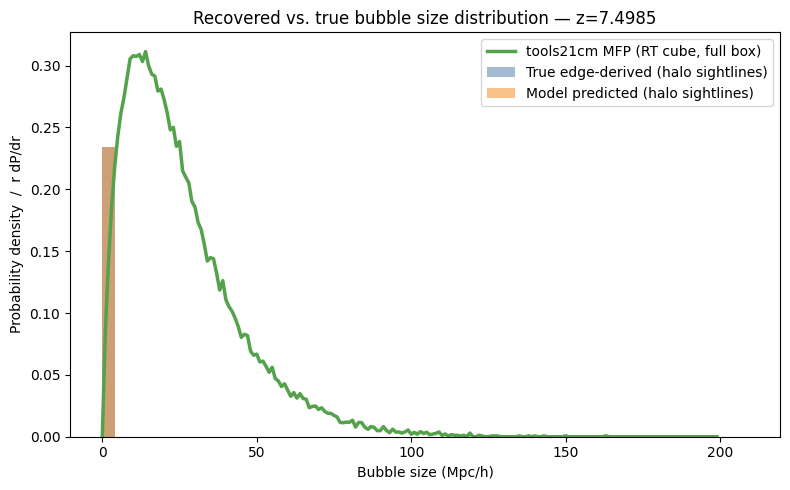
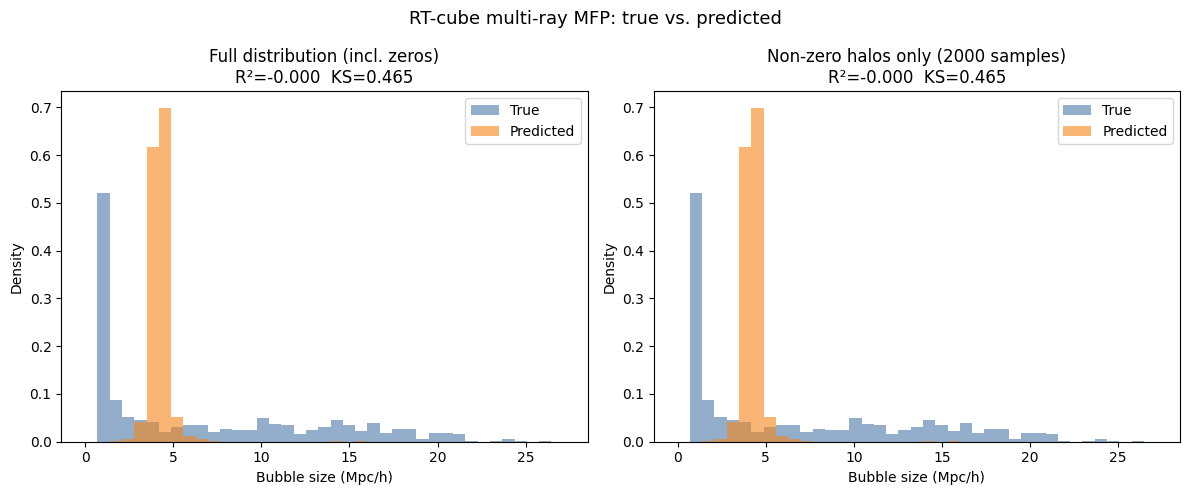
Code edit (unified diff) that turned the first committed figure into the second:
--- before
+++ after
@@ -1,19 +1,26 @@
-fig, ax = plt.subplots(figsize=(8, 5))
+# Non-zero samples only — zoomed distribution
+nz_mask = y_true > 0
+fig, axes = plt.subplots(1, 2, figsize=(12, 5))
 
-# tools21cm MFP — true bubble size distribution from the full RT cube
-ax.plot(radii_mfp, pdf_mfp, color='#54A24B', linewidth=2.5,
-        label='tools21cm MFP (RT cube, full box)')
+# Left: full distribution (including zeros)
+bins_full = np.linspace(0, max(y_true.max(), y_pred.max()) * 1.05, 40)
+axes[0].hist(y_true, bins=bins_full, density=True, alpha=0.6, color='#4C78A8', label='True')
+axes[0].hist(y_pred, bins=bins_full, density=True, alpha=0.6, color='#F58518', label='Predicted')
+axes[0].set_title(f'Full distribution (incl. zeros)\nR²={r2:.3f}  KS={ks:.3f}')
+axes[0].set_xlabel('Bubble size (Mpc/h)'); axes[0].set_ylabel('Density')
+axes[0].legend()
 
-# model predicted and true edge-derived distributions from halo sightlines
-bins = np.linspace(0, max(y_pred.max(), radii_mfp.max()) * 1.05, 50)
-ax.hist(y_true, bins=bins, density=True, alpha=0.5, color='#4C78A8',
-        label='True edge-derived (halo sightlines)')
-ax.hist(y_pred, bins=bins, density=True, alpha=0.5, color='#F58518',
-        label='Model predicted (halo sightlines)')
+# Right: non-zero only
+yt_nz, yp_nz = y_true[nz_mask], y_pred[nz_mask]
+ks_nz, _ = ks_2samp(yt_nz, yp_nz)
+r2_nz = float(1 - np.var(yp_nz - yt_nz) / np.var(yt_nz))
+bins_nz = np.linspace(0, yt_nz.max() * 1.05, 40)
+axes[1].hist(yt_nz, bins=bins_nz, density=True, alpha=0.6, color='#4C78A8', label='True')
+axes[1].hist(yp_nz, bins=bins_nz, density=True, alpha=0.6, color='#F58518', label='Predicted')
+axes[1].set_title(f'Non-zero halos only ({nz_mask.sum()} samples)\nR²={r2_nz:.3f}  KS={ks_nz:.3f}')
+axes[1].set_xlabel('Bubble size (Mpc/h)'); axes[1].set_ylabel('Density')
+axes[1].legend()
 
-ax.set_xlabel('Bubble size (Mpc/h)')
-ax.set_ylabel('Probability density  /  r dP/dr')
-ax.set_title('Recovered vs. true bubble size distribution — z=7.4985')
-ax.legend()
+fig.suptitle('RT-cube multi-ray MFP: true vs. predicted', fontsize=13)
 fig.tight_layout()
 plt.show()

Commit: trying to include the DEMOIS data